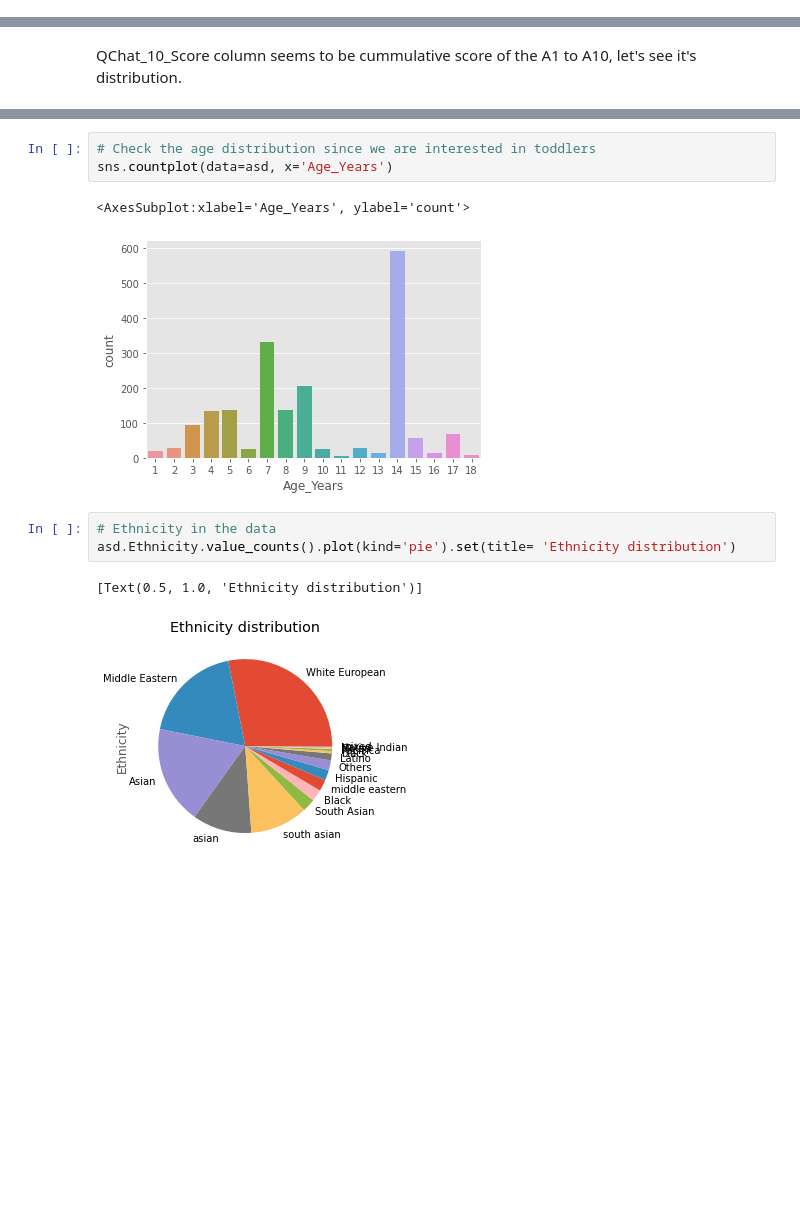
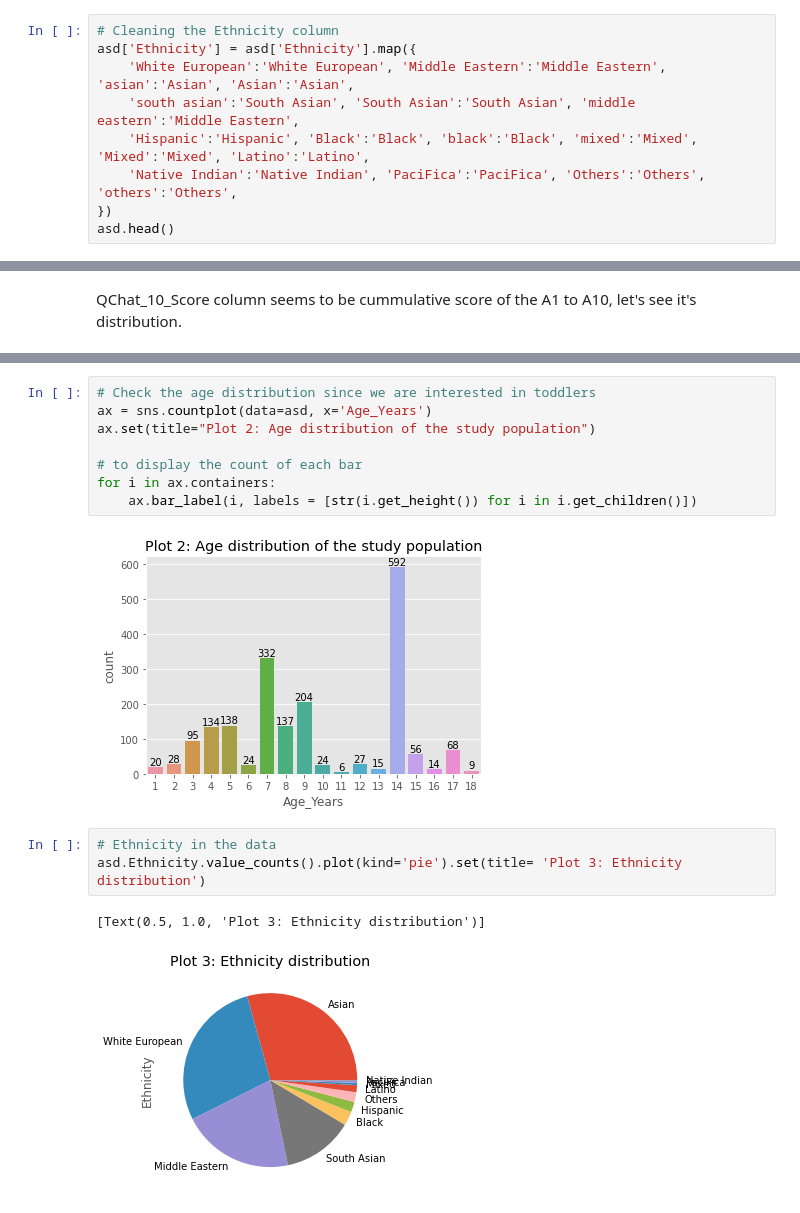
Before and after one commit to Olarsk/omdena-sl-autism, a Jupyter notebook: github data EDA.ipynb, the cells around one changed output, grey strips where cells are left out. Drawn from its saved outputs; the diff is of its cells as text; blank space fills up the shorter version.

```diff
--- a/github data EDA.ipynb
+++ b/github data EDA.ipynb
@@ -161,3 +166,12 @@ Health Care Professional    1197
 Family Member                701
 Others                         7
 Name: Who_completed_the_test, dtype: int64
+# %%
+# Cleaning the Ethnicity column
+asd['Ethnicity'] = asd['Ethnicity'].map({
+    'White European':'White European', 'Middle Eastern':'Middle Eastern', 'asian':'Asian', 'Asian':'Asian',
+    'south asian':'South Asian', 'South Asian':'South Asian', 'middle eastern':'Middle Eastern',
+    'Hispanic':'Hispanic', 'Black':'Black', 'black':'Black', 'mixed':'Mixed', 'Mixed':'Mixed', 'Latino':'Latino',
+    'Native Indian':'Native Indian', 'PaciFica':'PaciFica', 'Others':'Others', 'others':'Others',
+})
+asd.head()
@@ -175,15 +198,19 @@ sns.boxplot(data=asd, x='Qchat_10_Score')
 # %%
 # Check the age distribution since we are interested in toddlers
-sns.countplot(data=asd, x='Age_Years')
+ax = sns.countplot(data=asd, x='Age_Years')
+ax.set(title="Plot 2: Age distribution of the study population")
+
+# to display the count of each bar
+for i in ax.containers:
+    ax.bar_label(i, labels = [str(i.get_height()) for i in i.get_children()])
 # %% [output]
-<AxesSubplot:xlabel='Age_Years', ylabel='count'>
-[figure, old version]
+[figure, new version]
 # %%
 # Ethnicity in the data
-asd.Ethnicity.value_counts().plot(kind='pie').set(title= 'Ethnicity distribution')
+asd.Ethnicity.value_counts().plot(kind='pie').set(title= 'Plot 3: Ethnicity distribution')
 # %% [output]
-[Text(0.5, 1.0, 'Ethnicity distribution')]
+[Text(0.5, 1.0, 'Plot 3: Ethnicity distribution')]
-[figure, old version]
+[figure, new version]
 # %%
 # We may also be interested in who completed the chat/test
 data = asd.Who_completed_the_test.value_counts()
```
Also changed, not shown: parts of 28 cells of this notebook.
